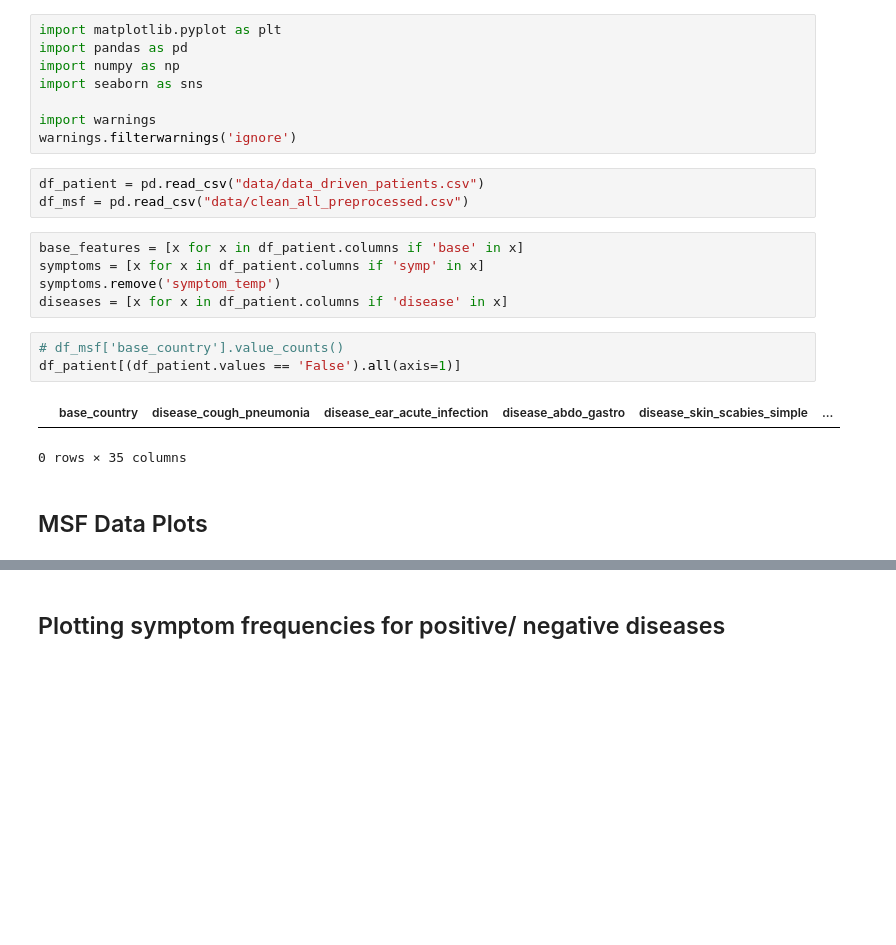
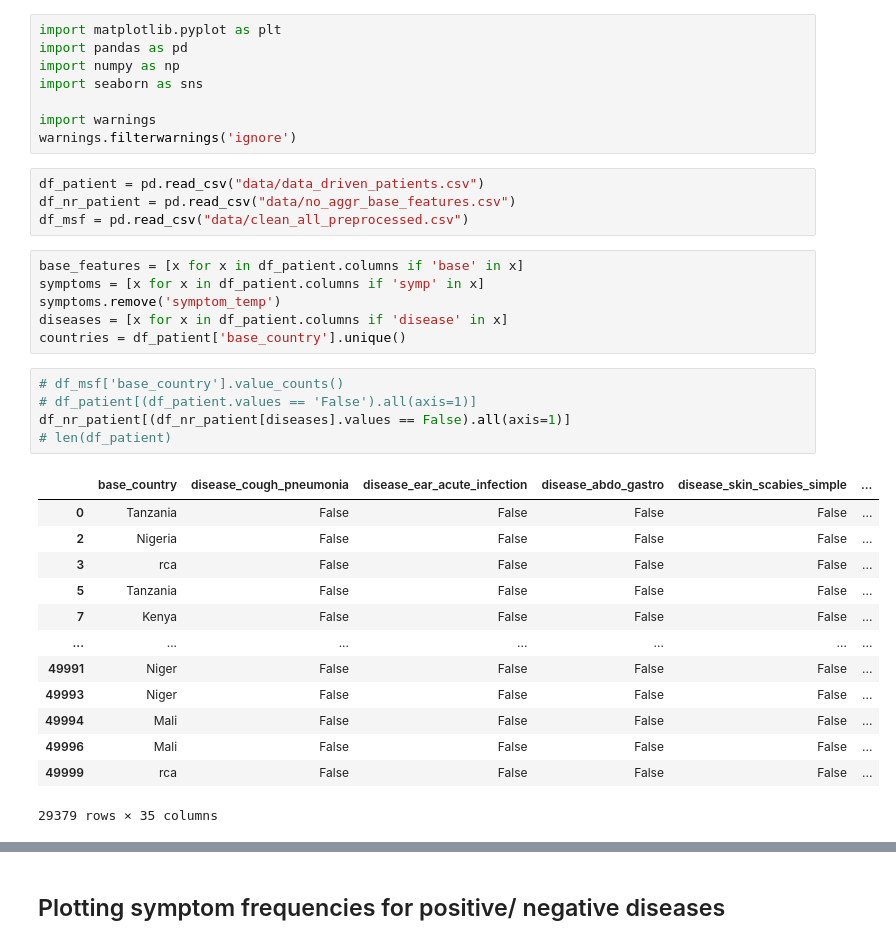
Before and after one commit to epfml/phantomedicus, a Jupyter notebook: simulator_analysis.ipynb, the cells around one changed output, grey strips where cells are left out. Saved outputs shown, nothing was run; the diff lists cells and outputs as text; blank space fills up the shorter version.

Commit message:
Prob dict generator sanity check, validating plots

```diff
--- a/simulator_analysis.ipynb
+++ b/simulator_analysis.ipynb
@@ -8,17 +8,30 @@ import warnings
 warnings.filterwarnings('ignore')
 # %%
 df_patient = pd.read_csv("data/data_driven_patients.csv")
+df_nr_patient = pd.read_csv("data/no_aggr_base_features.csv")
 df_msf = pd.read_csv("data/clean_all_preprocessed.csv")
 # %%
 base_features = [x for x in df_patient.columns if 'base' in x]
 symptoms = [x for x in df_patient.columns if 'symp' in x]
 symptoms.remove('symptom_temp')
 diseases = [x for x in df_patient.columns if 'disease' in x]
+countries = df_patient['base_country'].unique()
 # %%
 # df_msf['base_country'].value_counts()
-df_patient[(df_patient.values == 'False').all(axis=1)]
+# df_patient[(df_patient.values == 'False').all(axis=1)]
+df_nr_patient[(df_nr_patient[diseases].values == False).all(axis=1)]
+# len(df_patient)
 # %% [output]
 |  | base_country | disease_cough_pneumonia | disease_ear_acute_infection | disease_abdo_gastro | disease_skin_scabies_simple | ... |
+| 0 | Tanzania | False | False | False | False | ... |
+| 2 | Nigeria | False | False | False | False | ... |
+| 3 | rca | False | False | False | False | ... |
+| 5 | Tanzania | False | False | False | False | ... |
+| 7 | Kenya | False | False | False | False | ... |
+| ... | ... | ... | ... | ... | ... | ... |
+| 49991 | Niger | False | False | False | False | ... |
+| 49993 | Niger | False | False | False | False | ... |
+| 49994 | Mali | False | False | False | False | ... |
+| 49996 | Mali | False | False | False | False | ... |
+| 49999 | rca | False | False | False | False | ... |
-0 rows × 35 columns
+29379 rows × 35 columns
-# %% [markdown]
-## MSF Data Plots
```
Also changed, not shown: parts of 15 cells of this notebook, 8 other files.
